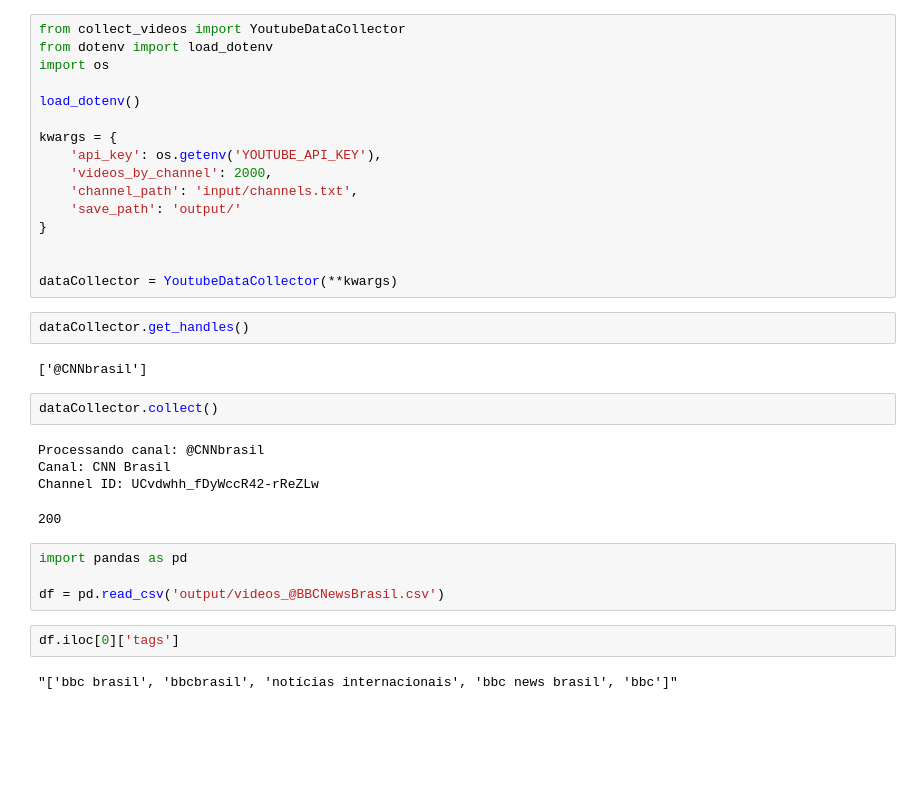
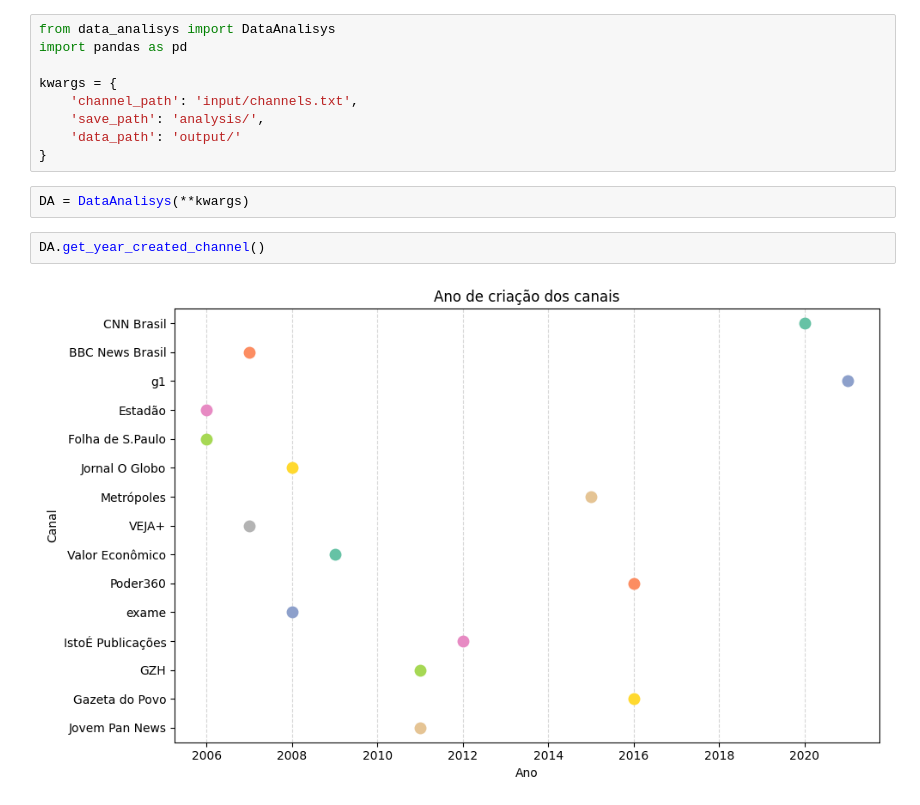
Before and after one commit to anamachadoc/mars_UFSJ, a Jupyter notebook: atividade2/teste.ipynb, the cells around one changed output. Saved outputs shown, nothing was run; the diff lists cells and outputs as text; blank space fills up the shorter version.

Commit message:
analysis start

```diff
--- a/atividade2/teste.ipynb
+++ b/atividade2/teste.ipynb
@@ -1,35 +3,15 @@
 # %%
-from collect_videos import YoutubeDataCollector
-from dotenv import load_dotenv
-import os
-
-load_dotenv()
+from data_analisys import DataAnalisys
+import pandas as pd
 
 kwargs = {
-    'api_key': os.getenv('YOUTUBE_API_KEY'),
-    'videos_by_channel': 2000,
     'channel_path': 'input/channels.txt',
-    'save_path': 'output/'
+    'save_path': 'analysis/',
+    'data_path': 'output/'
 }
-
-
-dataCollector = YoutubeDataCollector(**kwargs)
-# %%
-dataCollector.get_handles()
-# %% [output]
-['@CNNbrasil']
-# %%
-dataCollector.collect()
-# %% [output]
-Processando canal: @CNNbrasil
-Canal: CNN Brasil
-Channel ID: UCvdwhh_fDyWccR42-rReZLw
-200
-# %%
-import pandas as pd
-
-df = pd.read_csv('output/videos_@BBCNewsBrasil.csv')
-# %%
-df.iloc[0]['tags']
-# %% [output]
-"['bbc brasil', 'bbcbrasil', 'notícias internacionais', 'bbc news brasil', 'bbc']"
+# %%
+DA = DataAnalisys(**kwargs)
+# %%
+DA.get_year_created_channel()
+# %% [output]
+[figure, added]
```
Also changed, not shown: parts of 5 cells of this notebook, 23 other files.
